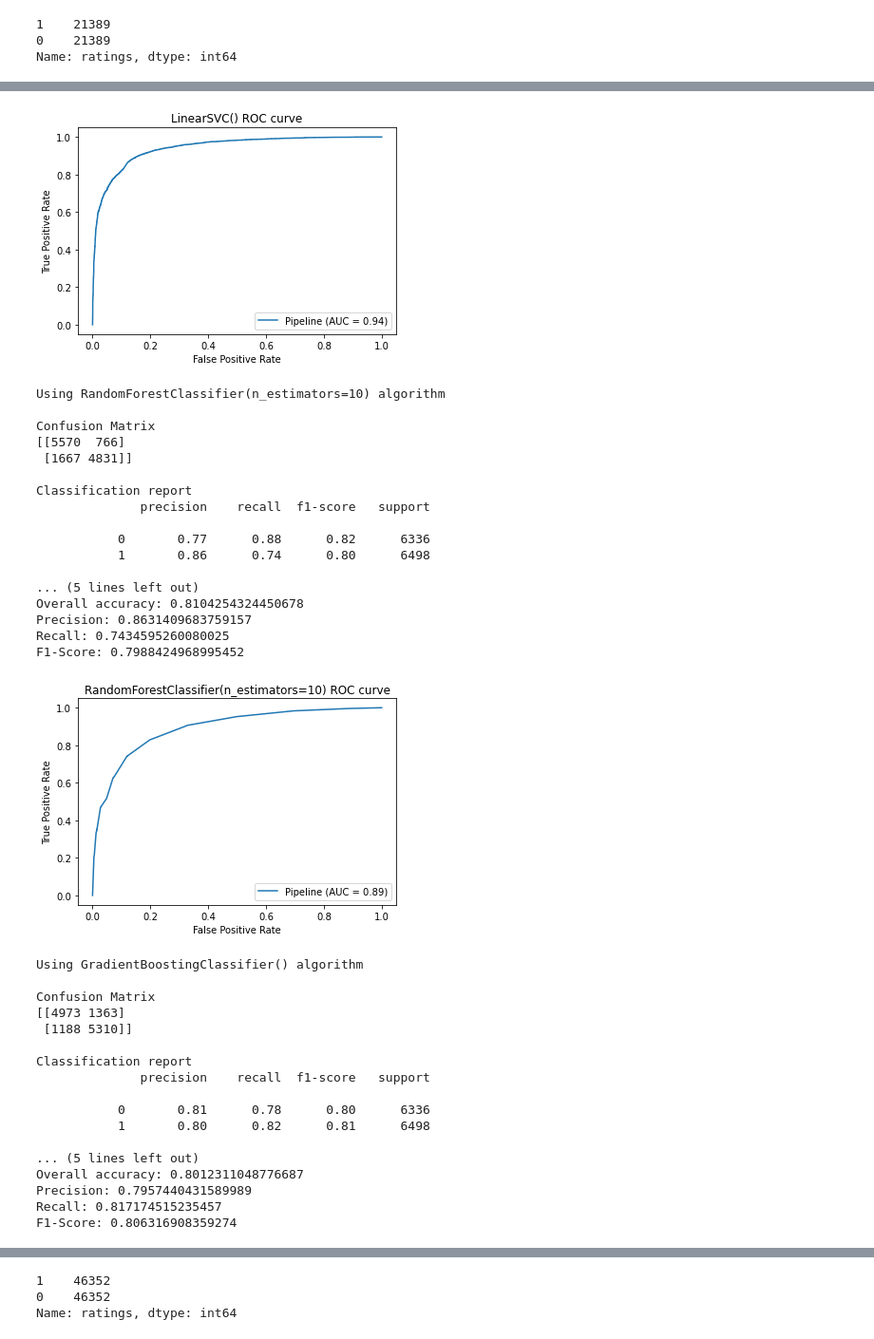
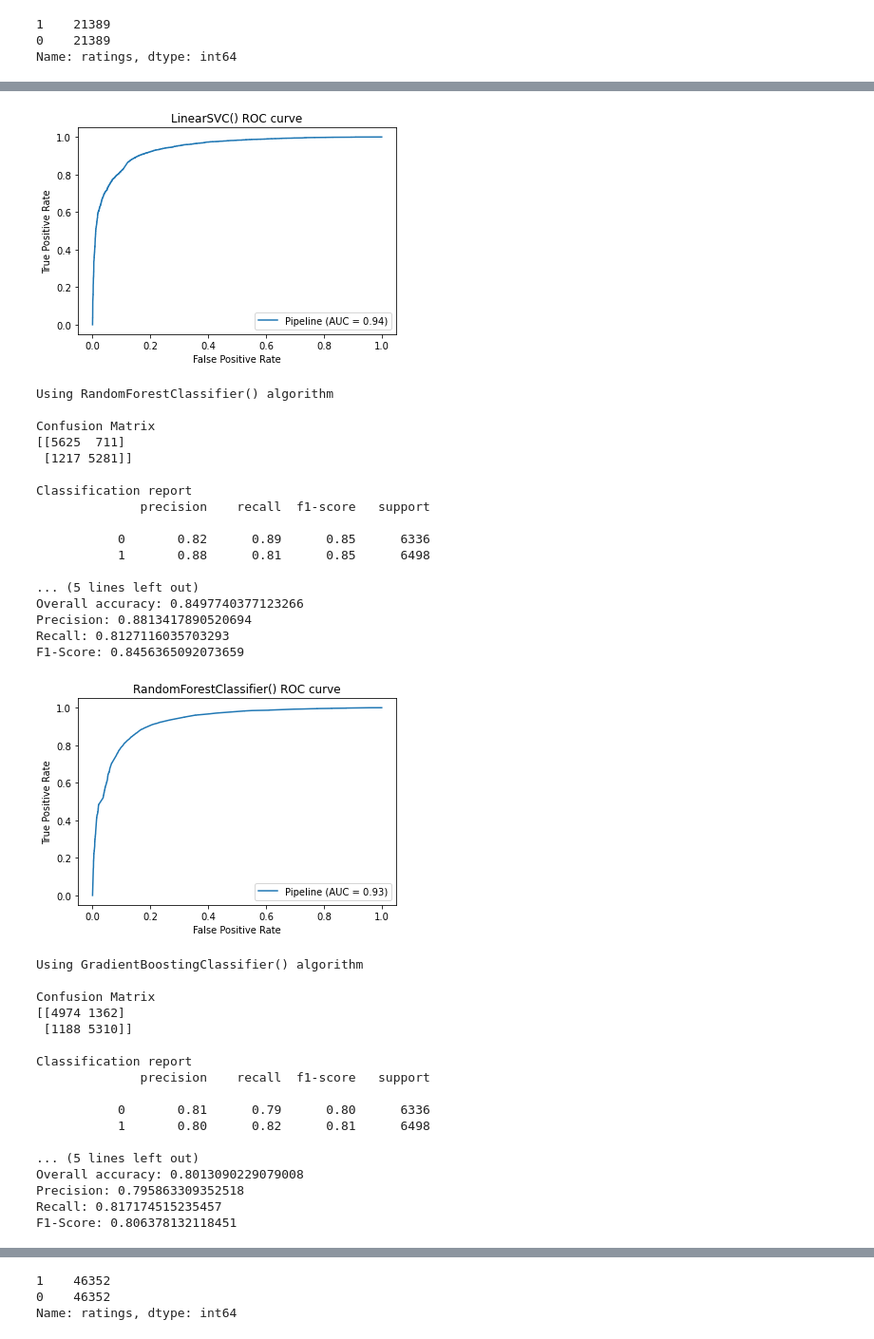
Before and after one commit to JoKoum/Machine-Learning-Project, a Jupyter notebook: Analyze-review-sentiment.ipynb, the cells around one changed output, grey strips where cells are left out. Shown at 95% size. Saved outputs shown, nothing was run; the diff lists cells and outputs as text; code cells hidden in the pictures.

```diff
--- a/Analyze-review-sentiment.ipynb
+++ b/Analyze-review-sentiment.ipynb
@@ -439,7 +457,7 @@ y_downsampled = reviews_downsampled['ratings']
 # %%
 text_nb_downsampled = model_training(X_downsampled,y_downsampled,MultinomialNB())
 text_svm_downsampled = model_training(X_downsampled,y_downsampled,LinearSVC())
-text_rf_downsampled = model_training(X_downsampled,y_downsampled,RandomForestClassifier(n_estimators=10))
+text_rf_downsampled = model_training(X_downsampled,y_downsampled,RandomForestClassifier())
 text_gb_downsampled = model_training(X_downsampled,y_downsampled,GradientBoostingClassifier())
 # %% [output]
 Using MultinomialNB() algorithm
@@ -459,60 +477,60 @@ Overall accuracy: 0.8507869721053452
 Precision: 0.8853203295779385
 Recall: 0.8102493074792244
 F1-Score: 0.8461229409401366
 [figure]
 Using LinearSVC() algorithm
 
 Confusion Matrix
 [[5450  886]
  [ 752 5746]]
 
 Classification report
               precision    recall  f1-score   support
 
            0       0.88      0.86      0.87      6336
            1       0.87      0.88      0.88      6498
 
 ... (5 lines left out)
 Overall accuracy: 0.8723702664796634
 Precision: 0.8664053075995175
 Recall: 0.8842720837180671
 F1-Score: 0.8752475247524752
 [figure]
-Using RandomForestClassifier(n_estimators=10) algorithm
+Using RandomForestClassifier() algorithm
 
 Confusion Matrix
-[[5570  766]
- [1667 4831]]
+[[5625  711]
+ [1217 5281]]
 
 Classification report
               precision    recall  f1-score   support
 
-           0       0.77      0.88      0.82      6336
-           1       0.86      0.74      0.80      6498
+           0       0.82      0.89      0.85      6336
+           1       0.88      0.81      0.85      6498
 
 ... (5 lines left out)
-Overall accuracy: 0.8104254324450678
-Precision: 0.8631409683759157
-Recall: 0.7434595260080025
-F1-Score: 0.7988424968995452
+Overall accuracy: 0.8497740377123266
+Precision: 0.8813417890520694
+Recall: 0.8127116035703293
+F1-Score: 0.8456365092073659
-[figure, old version]
+[figure, new version]
 Using GradientBoostingClassifier() algorithm
 
 Confusion Matrix
-[[4973 1363]
+[[4974 1362]
  [1188 5310]]
 
 Classification report
               precision    recall  f1-score   support
 
-           0       0.81      0.78      0.80      6336
+           0       0.81      0.79      0.80      6336
            1       0.80      0.82      0.81      6498
 
 ... (5 lines left out)
-Overall accuracy: 0.8012311048776687
-Precision: 0.7957440431589989
+Overall accuracy: 0.8013090229079008
+Precision: 0.795863309352518
 Recall: 0.817174515235457
-F1-Score: 0.806316908359274
+F1-Score: 0.806378132118451
 [figure]
 # %%
 upsampled_minority = resample(minority,replace=True, n_samples=len(majority), random_state=4)
```
Also changed, not shown: parts of 6 cells of this notebook.
